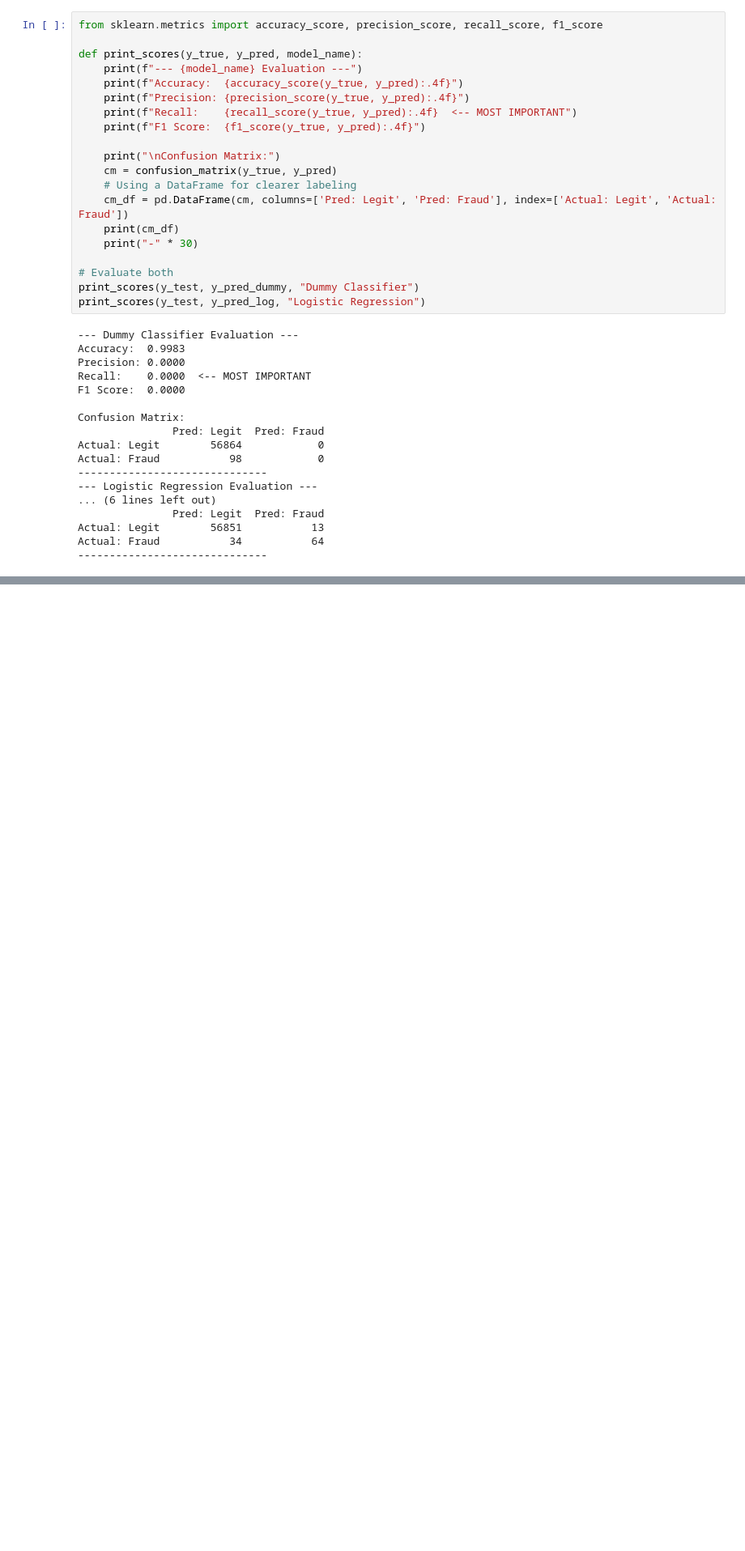
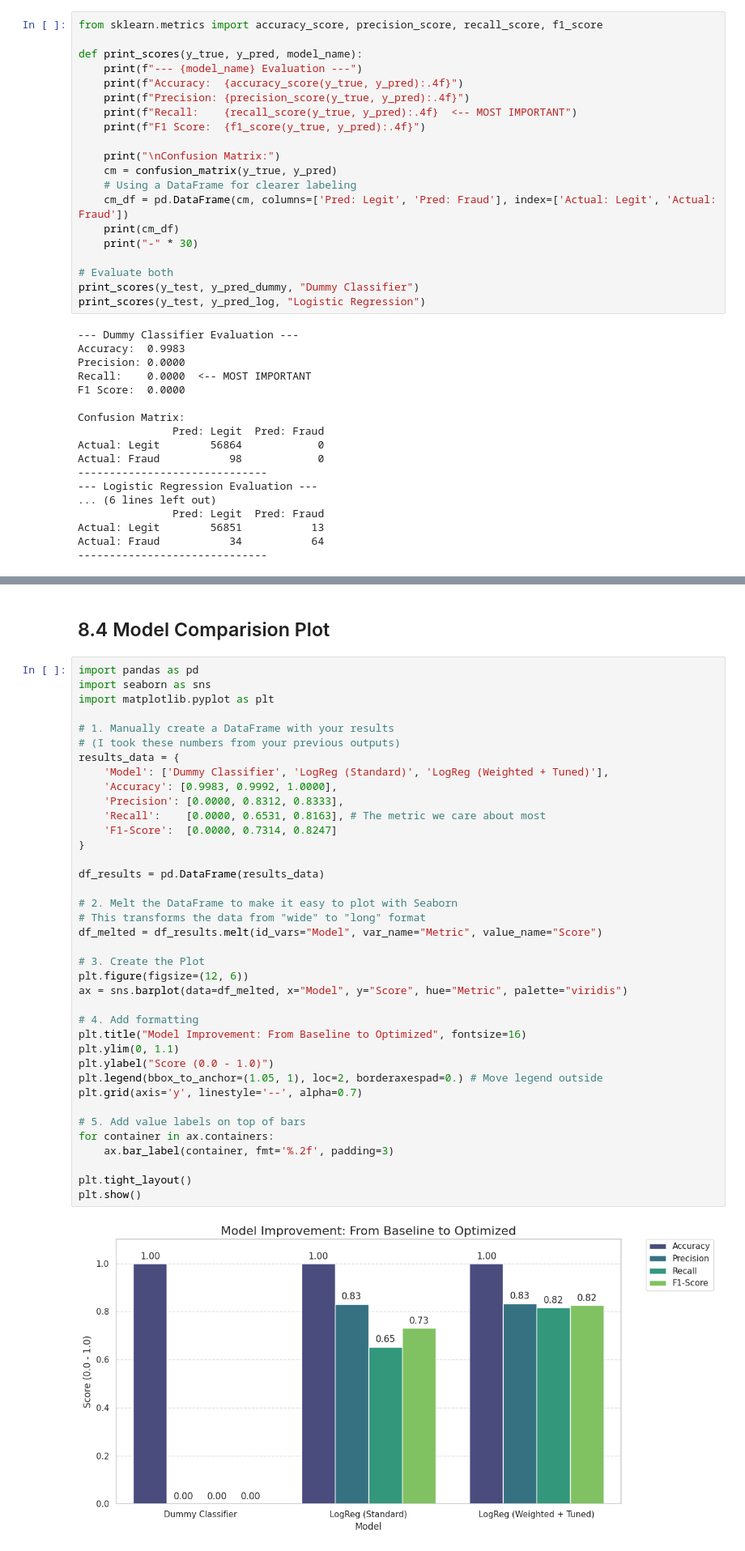
Before and after one commit to Shamsun-Nahar-Nitu/fintech-aml-pipeline, a Jupyter notebook: cic-credit-fraud-pipeline-v1.ipynb, the cells around one changed output, grey strips where cells are left out. Shown at 81% size. Drawn from its saved outputs; the diff is of its cells as text; blank space fills up the shorter version.

```diff
--- a/cic-credit-fraud-pipeline-v1.ipynb
+++ b/cic-credit-fraud-pipeline-v1.ipynb
@@ -242,0 +366,42 @@ Actual: Fraud           34           64
+# %% [markdown]
+## 8.4 Model Comparision Plot
+# %%
+import pandas as pd
+import seaborn as sns
+import matplotlib.pyplot as plt
+
+# 1. Manually create a DataFrame with your results
+# (I took these numbers from your previous outputs)
+results_data = {
+    'Model': ['Dummy Classifier', 'LogReg (Standard)', 'LogReg (Weighted + Tuned)'],
+    'Accuracy': [0.9983, 0.9992, 1.0000],
+    'Precision': [0.0000, 0.8312, 0.8333],
+    'Recall':    [0.0000, 0.6531, 0.8163], # The metric we care about most
+    'F1-Score':  [0.0000, 0.7314, 0.8247]
+}
+
+df_results = pd.DataFrame(results_data)
+
+# 2. Melt the DataFrame to make it easy to plot with Seaborn
+# This transforms the data from "wide" to "long" format
+df_melted = df_results.melt(id_vars="Model", var_name="Metric", value_name="Score")
+
+# 3. Create the Plot
+plt.figure(figsize=(12, 6))
+ax = sns.barplot(data=df_melted, x="Model", y="Score", hue="Metric", palette="viridis")
+
+# 4. Add formatting
+plt.title("Model Improvement: From Baseline to Optimized", fontsize=16)
+plt.ylim(0, 1.1)
+plt.ylabel("Score (0.0 - 1.0)")
+plt.legend(bbox_to_anchor=(1.05, 1), loc=2, borderaxespad=0.) # Move legend outside
+plt.grid(axis='y', linestyle='--', alpha=0.7)
+
+# 5. Add value labels on top of bars
+for container in ax.containers:
+    ax.bar_label(container, fmt='%.2f', padding=3)
+
+plt.tight_layout()
+plt.show()
+# %% [output]
+[figure, added]
```
Also changed, not shown: parts of 8 cells of this notebook.
